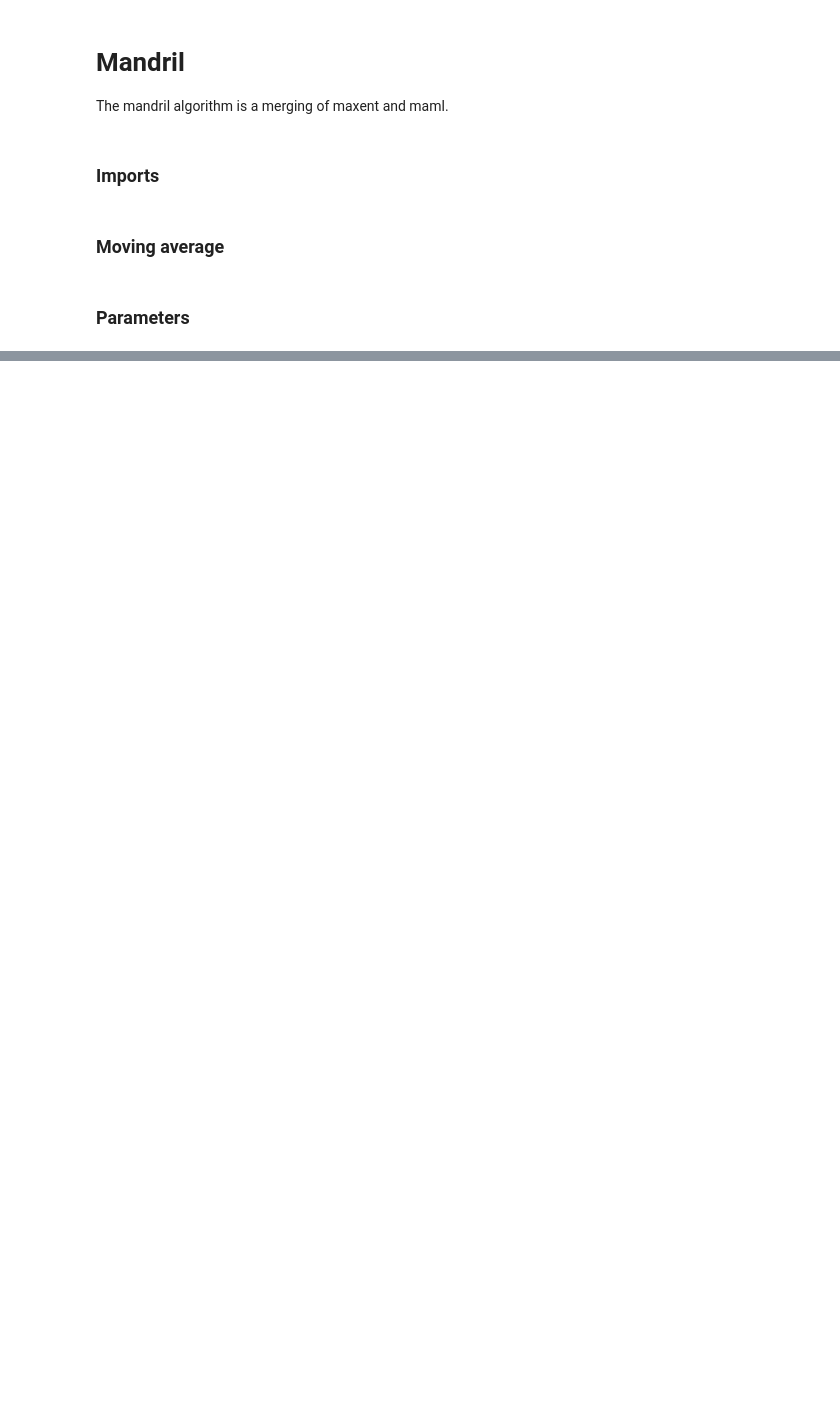
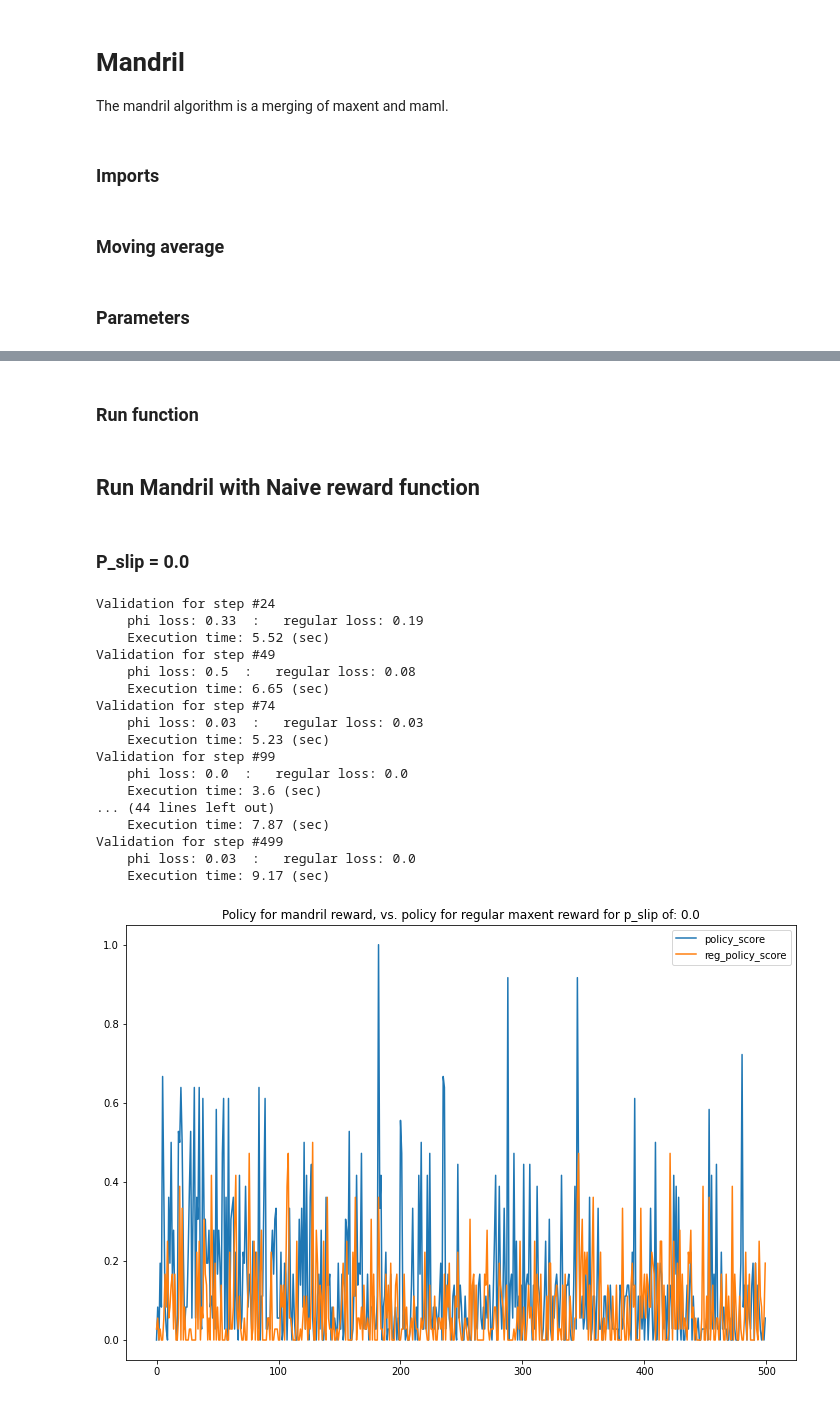
Before and after one commit to gthecht/mandril-project, a Jupyter notebook: src/mandril.ipynb, the cells around one changed output, grey strips where cells are left out. Drawn from its saved outputs; the diff is of its cells as text; code cells hidden in the pictures; blank space fills up the shorter version.

Commit message:
Add mandril jupyter notebook after run of naive and gauss

```diff
--- a/src/mandril.ipynb
+++ b/src/mandril.ipynb
@@ -306,0 +46,51 @@ theta, reward, maml_reward, reg_reward, world = maml_iteration(
+# %% [markdown]
+### Run function
+# %%
+def runMaml(N=N, batch_size=batch_size, meta_lr=meta_lr, size=size, p_slip=p_slip, validate_step=validate_step, model=model):
+    mandril = Mandril(
+        N=N,
+        batch_size=batch_size,
+        meta_lr=meta_lr,
+        size=size,
+        p_slip=p_slip,
+        terminal=terminal,
+        validate_step=validate_step,
+        model=model
+    )
+    data, valid_data = mandril.maml()
+    fig = plt.figure(figsize=(12,8))
+    plt.plot(range(N), data["policy_score"], data["reg_policy_score"])
+    plt.legend(["policy_score", "reg_policy_score"])
+    plt.title("Policy for mandril reward, vs. policy for regular maxent reward for p_slip of: {0}".format(p_slip))
+    plt.show()
+
+    mandril.draw = True
+    mandril.maml_iteration(data["thetas"][-1])
+    mandril.draw = False
+    plt.show()
+    return data, valid_data
+# %% [markdown]
+## Run Mandril with Naive reward function
+# %% [markdown]
+### P_slip = 0.0
+# %%
+data_00_naive, valid_data_00_naive = runMaml(N, batch_size, meta_lr, size, p_slip=0.0, validate_step=validate_step, model="Naive")
+# %% [output]
+Validation for step #24
+    phi loss: 0.33  :   regular loss: 0.19
+    Execution time: 5.52 (sec)
+Validation for step #49
+    phi loss: 0.5  :   regular loss: 0.08
+    Execution time: 6.65 (sec)
+Validation for step #74
+    phi loss: 0.03  :   regular loss: 0.03
+    Execution time: 5.23 (sec)
+Validation for step #99
+    phi loss: 0.0  :   regular loss: 0.0
+    Execution time: 3.6 (sec)
+... (44 lines left out)
+    Execution time: 7.87 (sec)
+Validation for step #499
+    phi loss: 0.03  :   regular loss: 0.0
+    Execution time: 9.17 (sec)
+[figure, added]
```
Also changed, not shown: parts of 45 cells of this notebook.
